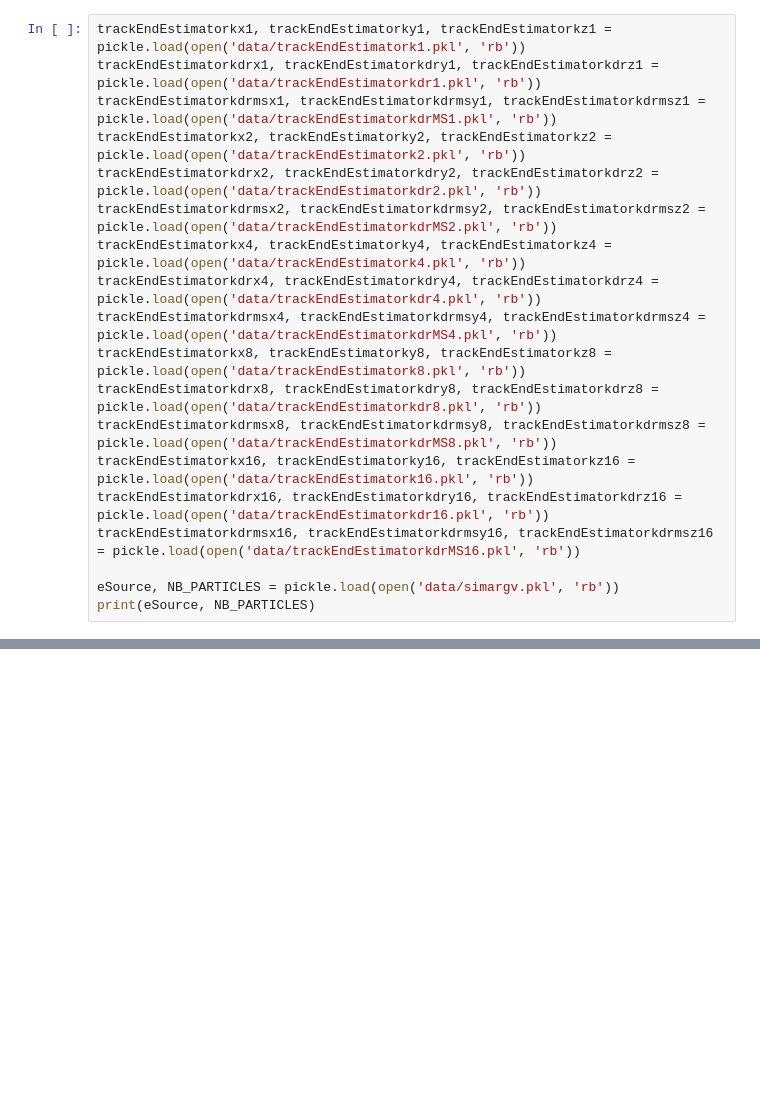
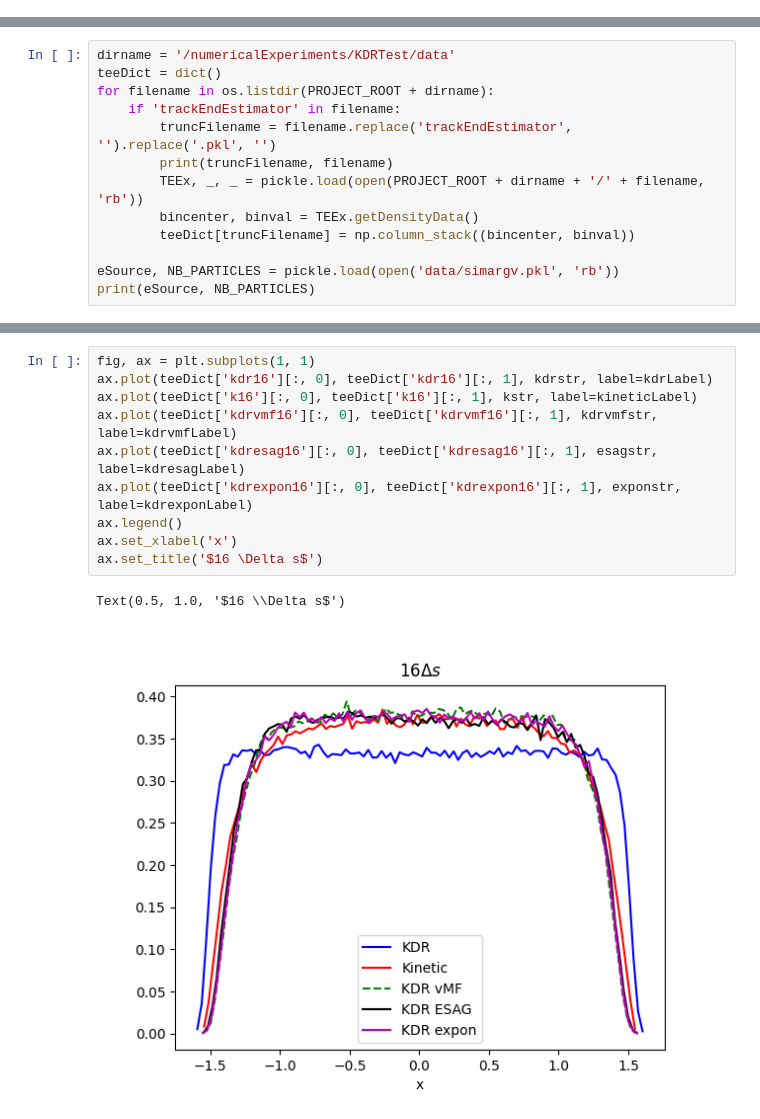
Before and after one commit to KlaasWillems/electronTransportCode, a Jupyter notebook: numericalExperiments/KDRTest/kdrTest.ipynb, the cells around one changed output, grey strips where cells are left out. Cells and saved outputs as stored; diff of their text form; blank space fills up the shorter version.

```diff
--- a/numericalExperiments/KDRTest/kdrTest.ipynb
+++ b/numericalExperiments/KDRTest/kdrTest.ipynb
@@ -20,20 +21 @@ from electronTransportCode.MCParticleTracer import KDR, AnalogParticleTracer
 %matplotlib widget
-# %%
-trackEndEstimatorkx1, trackEndEstimatorky1, trackEndEstimatorkz1 = pickle.load(open('data/trackEndEstimatork1.pkl', 'rb'))
-trackEndEstimatorkdrx1, trackEndEstimatorkdry1, trackEndEstimatorkdrz1 = pickle.load(open('data/trackEndEstimatorkdr1.pkl', 'rb'))
-trackEndEstimatorkdrmsx1, trackEndEstimatorkdrmsy1, trackEndEstimatorkdrmsz1 = pickle.load(open('data/trackEndEstimatorkdrMS1.pkl', 'rb'))
-trackEndEstimatorkx2, trackEndEstimatorky2, trackEndEstimatorkz2 = pickle.load(open('data/trackEndEstimatork2.pkl', 'rb'))
-trackEndEstimatorkdrx2, trackEndEstimatorkdry2, trackEndEstimatorkdrz2 = pickle.load(open('data/trackEndEstimatorkdr2.pkl', 'rb'))
-trackEndEstimatorkdrmsx2, trackEndEstimatorkdrmsy2, trackEndEstimatorkdrmsz2 = pickle.load(open('data/trackEndEstimatorkdrMS2.pkl', 'rb'))
-trackEndEstimatorkx4, trackEndEstimatorky4, trackEndEstimatorkz4 = pickle.load(open('data/trackEndEstimatork4.pkl', 'rb'))
-trackEndEstimatorkdrx4, trackEndEstimatorkdry4, trackEndEstimatorkdrz4 = pickle.load(open('data/trackEndEstimatorkdr4.pkl', 'rb'))
-trackEndEstimatorkdrmsx4, trackEndEstimatorkdrmsy4, trackEndEstimatorkdrmsz4 = pickle.load(open('data/trackEndEstimatorkdrMS4.pkl', 'rb'))
-trackEndEstimatorkx8, trackEndEstimatorky8, trackEndEstimatorkz8 = pickle.load(open('data/trackEndEstimatork8.pkl', 'rb'))
-trackEndEstimatorkdrx8, trackEndEstimatorkdry8, trackEndEstimatorkdrz8 = pickle.load(open('data/trackEndEstimatorkdr8.pkl', 'rb'))
-trackEndEstimatorkdrmsx8, trackEndEstimatorkdrmsy8, trackEndEstimatorkdrmsz8 = pickle.load(open('data/trackEndEstimatorkdrMS8.pkl', 'rb'))
-trackEndEstimatorkx16, trackEndEstimatorky16, trackEndEstimatorkz16 = pickle.load(open('data/trackEndEstimatork16.pkl', 'rb'))
-trackEndEstimatorkdrx16, trackEndEstimatorkdry16, trackEndEstimatorkdrz16 = pickle.load(open('data/trackEndEstimatorkdr16.pkl', 'rb'))
-trackEndEstimatorkdrmsx16, trackEndEstimatorkdrmsy16, trackEndEstimatorkdrmsz16 = pickle.load(open('data/trackEndEstimatorkdrMS16.pkl', 'rb'))
-
-eSource, NB_PARTICLES = pickle.load(open('data/simargv.pkl', 'rb'))
-print(eSource, NB_PARTICLES)
@@ -179,0 +22,13 @@ Matrix([[varx*cos(phi)*cos(theta), -vary*sin(phi), varz*sin(theta)*cos(phi)], [v
+# %%
+dirname = '/numericalExperiments/KDRTest/data'
+teeDict = dict()
+for filename in os.listdir(PROJECT_ROOT + dirname):
+    if 'trackEndEstimator' in filename:
+        truncFilename = filename.replace('trackEndEstimator', '').replace('.pkl', '')
+        print(truncFilename, filename)
+        TEEx, _, _ = pickle.load(open(PROJECT_ROOT + dirname + '/' + filename, 'rb'))
+        bincenter, binval = TEEx.getDensityData()
+        teeDict[truncFilename] = np.column_stack((bincenter, binval))
+
+eSource, NB_PARTICLES = pickle.load(open('data/simargv.pkl', 'rb'))
+print(eSource, NB_PARTICLES)
@@ -179,0 +115,13 @@ Matrix([[varx*cos(phi)*cos(theta), -vary*sin(phi), varz*sin(theta)*cos(phi)], [v
+# %%
+fig, ax = plt.subplots(1, 1)
+ax.plot(teeDict['kdr16'][:, 0], teeDict['kdr16'][:, 1], kdrstr, label=kdrLabel)
+ax.plot(teeDict['k16'][:, 0], teeDict['k16'][:, 1], kstr, label=kineticLabel)
+ax.plot(teeDict['kdrvmf16'][:, 0], teeDict['kdrvmf16'][:, 1], kdrvmfstr, label=kdrvmfLabel)
+ax.plot(teeDict['kdresag16'][:, 0], teeDict['kdresag16'][:, 1], esagstr, label=kdresagLabel)
+ax.plot(teeDict['kdrexpon16'][:, 0], teeDict['kdrexpon16'][:, 1], exponstr, label=kdrexponLabel)
+ax.legend()
+ax.set_xlabel('x')
+ax.set_title('$16 \Delta s$')
+# %% [output]
+Text(0.5, 1.0, '$16 \\Delta s$')
+[figure, added]
```
Also changed, not shown: parts of 10 cells of this notebook, 33 other files.
